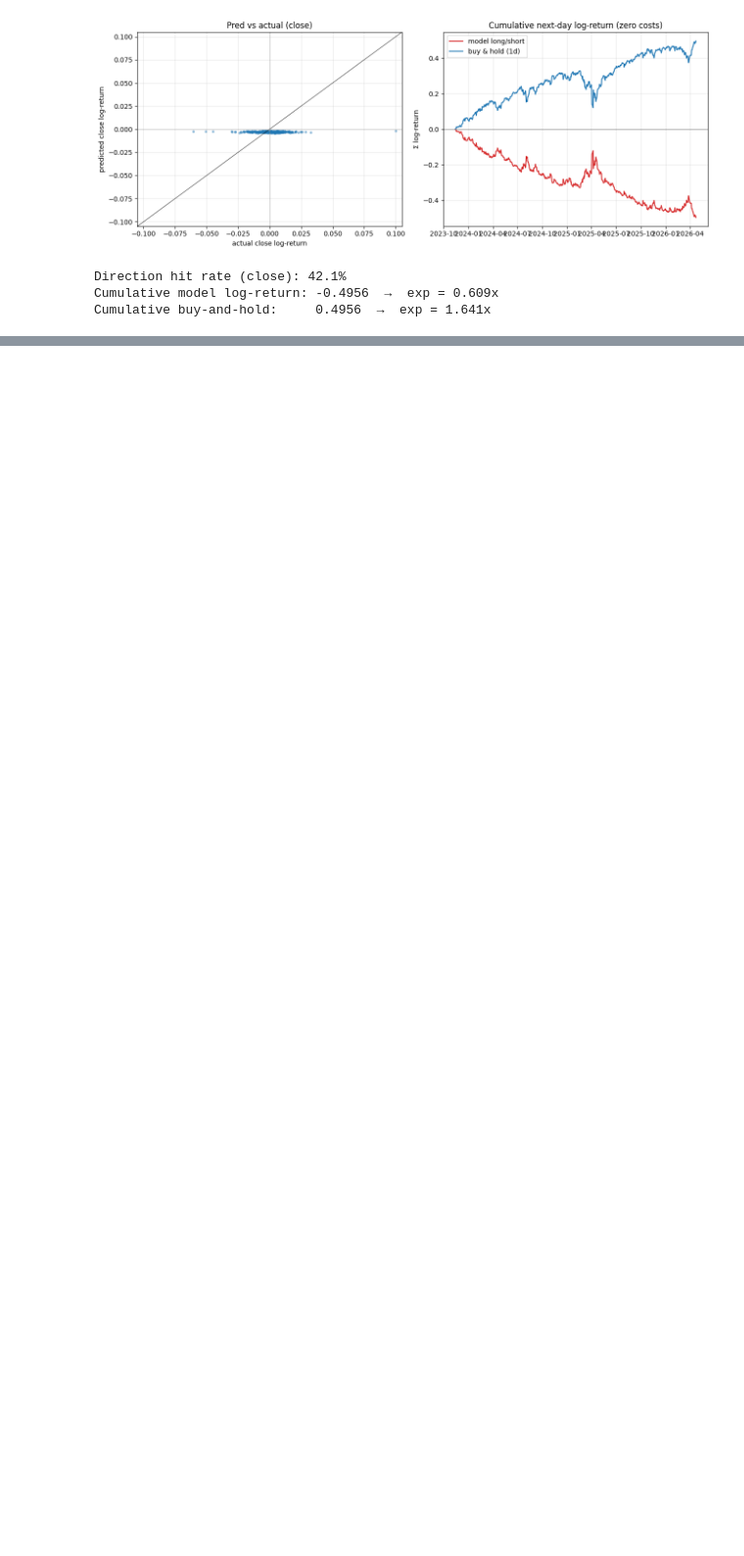
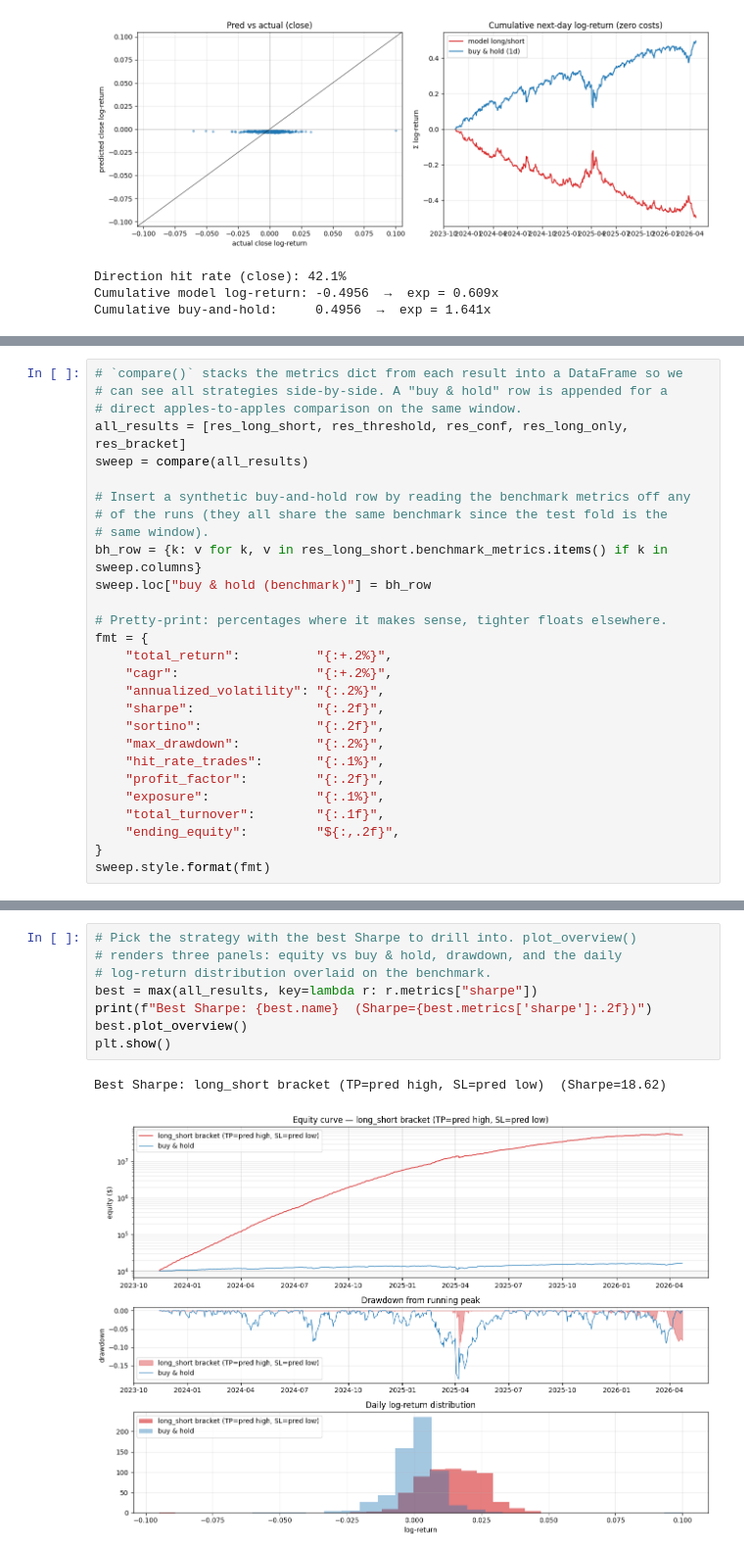
Before and after one commit to sophgen/stock-transformer, a Jupyter notebook: run.ipynb, the cells around one changed output, grey strips where cells are left out. Shown at 98% size. Cells and saved outputs as stored; diff of their text form; blank space fills up the shorter version.

```diff
--- a/run.ipynb
+++ b/run.ipynb
@@ -759,0 +897,28 @@ Cumulative buy-and-hold:     0.4956  →  exp = 1.641x
+# %%
+# `compare()` stacks the metrics dict from each result into a DataFrame so we
+# can see all strategies side-by-side. A "buy & hold" row is appended for a
+# direct apples-to-apples comparison on the same window.
+all_results = [res_long_short, res_threshold, res_conf, res_long_only, res_bracket]
+sweep = compare(all_results)
+
+# Insert a synthetic buy-and-hold row by reading the benchmark metrics off any
+# of the runs (they all share the same benchmark since the test fold is the
+# same window).
+bh_row = {k: v for k, v in res_long_short.benchmark_metrics.items() if k in sweep.columns}
+sweep.loc["buy & hold (benchmark)"] = bh_row
+
+# Pretty-print: percentages where it makes sense, tighter floats elsewhere.
+fmt = {
+    "total_return":          "{:+.2%}",
+    "cagr":                  "{:+.2%}",
+    "annualized_volatility": "{:.2%}",
+    "sharpe":                "{:.2f}",
+    "sortino":               "{:.2f}",
+    "max_drawdown":          "{:.2%}",
+    "hit_rate_trades":       "{:.1%}",
+    "profit_factor":         "{:.2f}",
+    "exposure":              "{:.1%}",
+    "total_turnover":        "{:.1f}",
+    "ending_equity":         "${:,.2f}",
+}
+sweep.style.format(fmt)
@@ -760 +934,12 @@ Cumulative buy-and-hold:     0.4956  →  exp = 1.641x
+# %%
+# Pick the strategy with the best Sharpe to drill into. plot_overview()
+# renders three panels: equity vs buy & hold, drawdown, and the daily
+# log-return distribution overlaid on the benchmark.
+best = max(all_results, key=lambda r: r.metrics["sharpe"])
+print(f"Best Sharpe: {best.name}  (Sharpe={best.metrics['sharpe']:.2f})")
+best.plot_overview()
+plt.show()
+# %% [output]
+Best Sharpe: long_short bracket (TP=pred high, SL=pred low)  (Sharpe=18.62)
+[figure, added]
 # %% [markdown]
```
Also changed, not shown: parts of 11 cells of this notebook, 2 other files.
